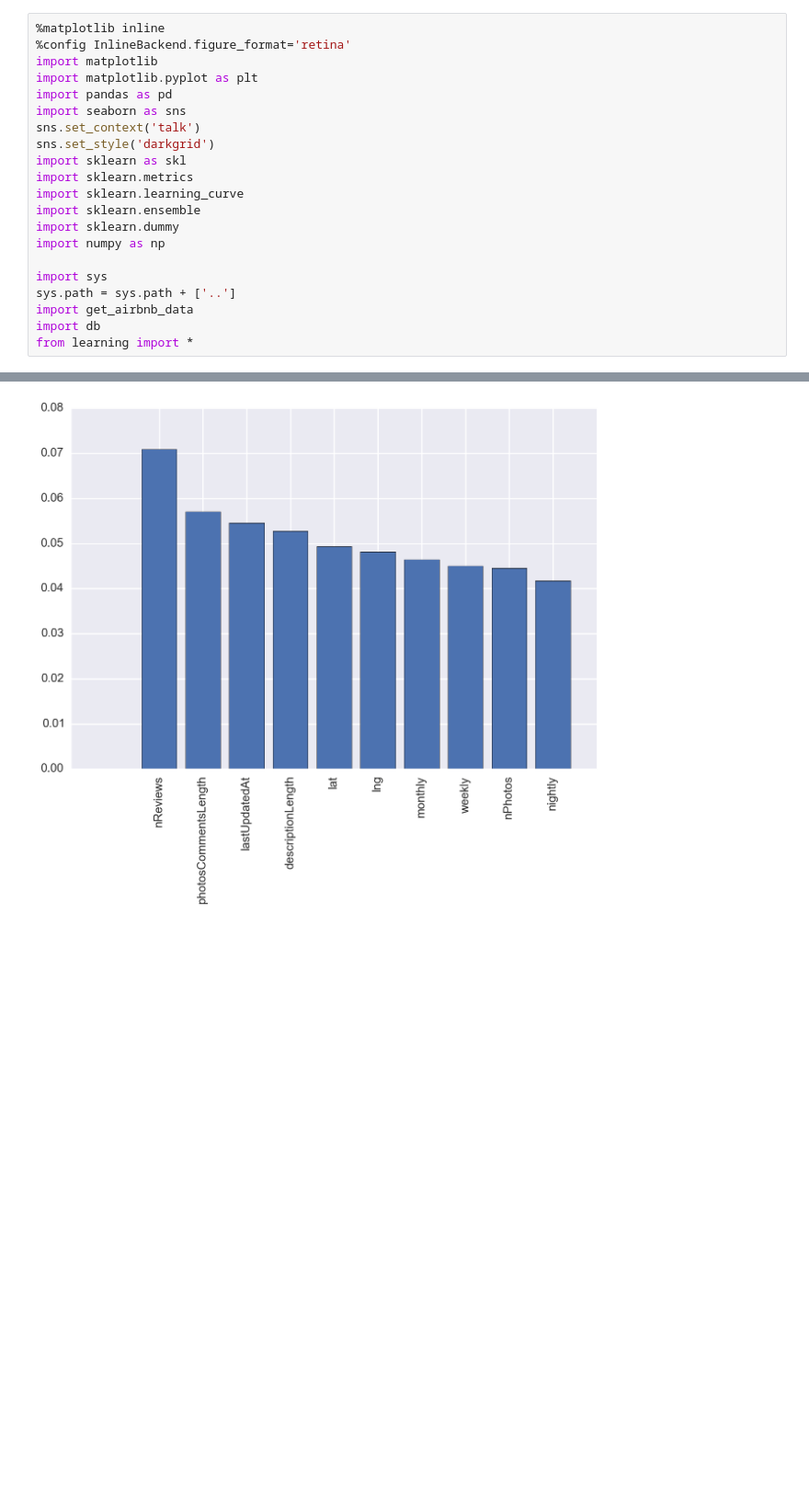
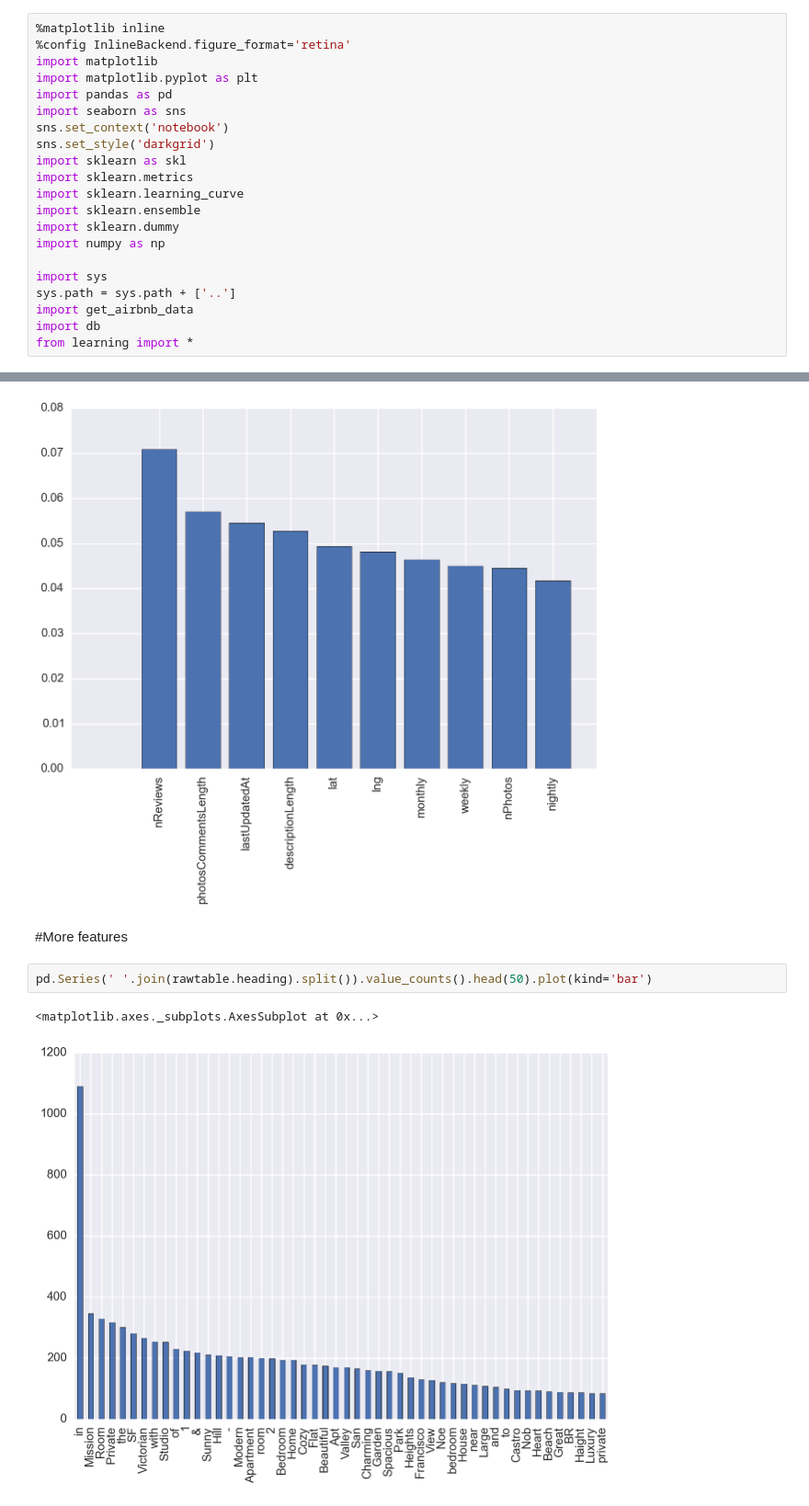
Before and after one commit to ibuder/reputon, a Jupyter notebook: notebooks/ML_2015-06-11.ipynb, the cells around one changed output, grey strips where cells are left out. Shown at 92% size. Drawn from its saved outputs; the diff is of its cells as text; blank space fills up the shorter version.

Commit message:
add daily notebooks

```diff
--- a/notebooks/ML_2015-06-11.ipynb
+++ b/notebooks/ML_2015-06-11.ipynb
@@ -7,7 +7,7 @@ import matplotlib
 import matplotlib.pyplot as plt
 import pandas as pd
 import seaborn as sns
-sns.set_context('talk')
+sns.set_context('notebook')
 sns.set_style('darkgrid')
 import sklearn as skl
 import sklearn.metrics
@@ -350,3 +350,10 @@ plt.xticks(range(n_features_plot), Xtr.columns[ind][:n_features_plot], rotation=
   <matplotlib.axis.XTick at 0x...>],
  <a list of 10 Text xticklabel objects>)
 [figure]
+# %% [markdown]
+#More features
+# %%
+pd.Series(' '.join(rawtable.heading).split()).value_counts().head(50).plot(kind='bar')
+# %% [output]
+<matplotlib.axes._subplots.AxesSubplot at 0x...>
+[figure, added]
```
Also changed, not shown: parts of 7 cells of this notebook, 1 other file.
